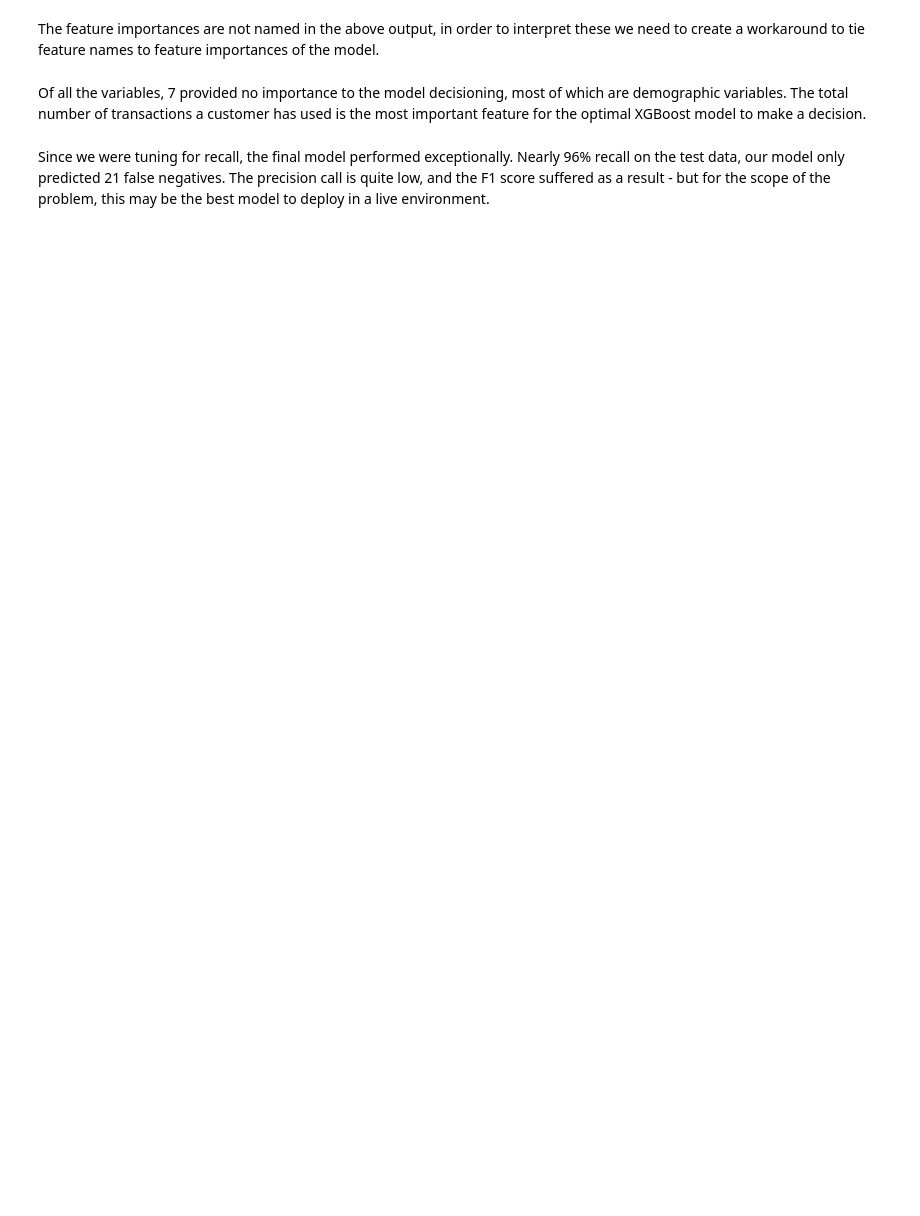
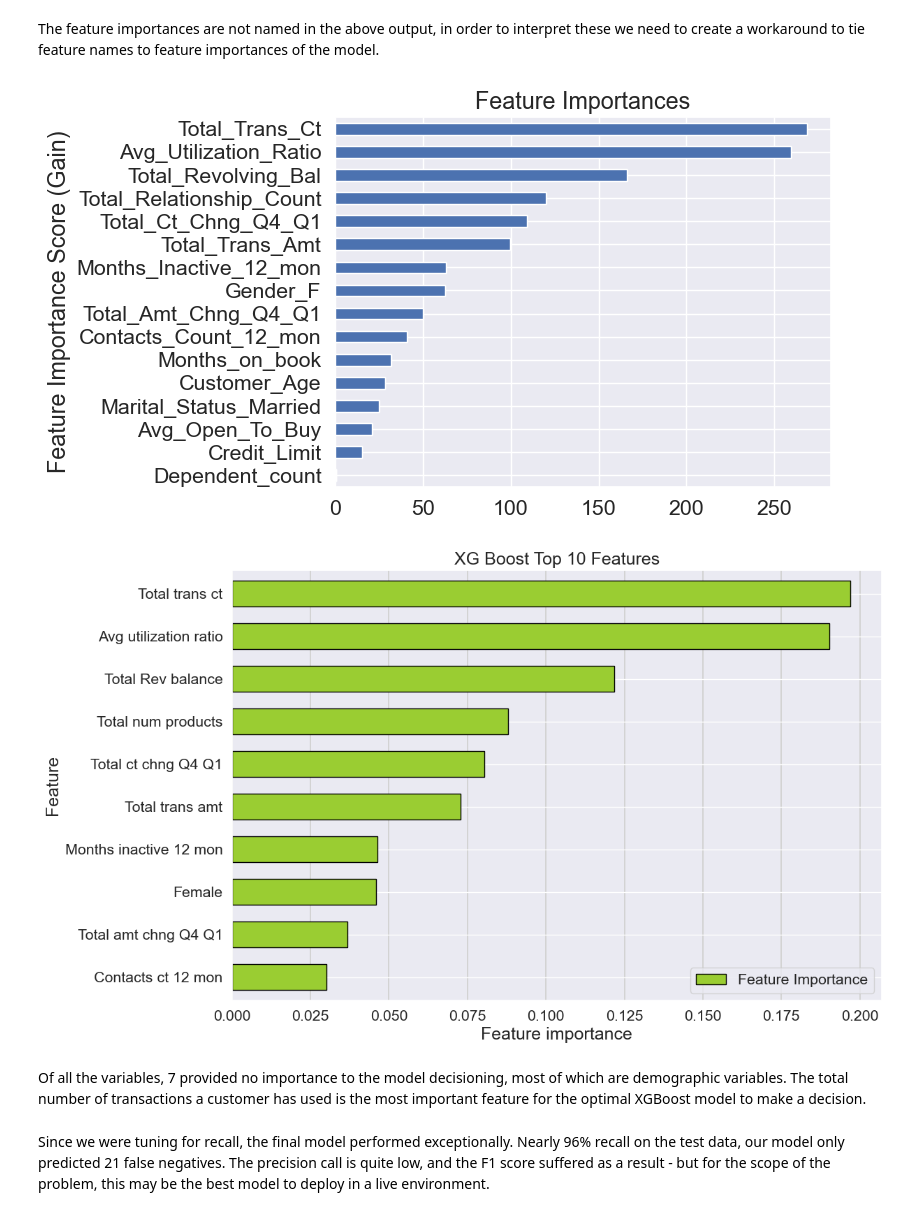
Before and after one commit to PaolaMalagon/Churn-Prediction-G2, a Jupyter notebook: Churn-Prediction-G2.ipynb, the cells around one changed output. Drawn from its saved outputs; the diff is of its cells as text; code cells hidden in the pictures; blank space fills up the shorter version.

```diff
--- a/Churn-Prediction-G2.ipynb
+++ b/Churn-Prediction-G2.ipynb
@@ -1225,8 +1256,10 @@ xgbmodel_scoring(xgb_best_model, X_train, y_train, X_test, y_test)
 The feature importances are not named in the above output, in order to interpret these we need to create a workaround to tie feature names to feature importances of the model.
 # %%
 idx_df = credit_clean_df.drop("Attrition_Flag", axis=1)
-feature_imp = pd.Series(xgb_best_model.feature_importances_, index = idx_df.columns.values).sort_values(ascending=False)
-print(feature_imp)
+features(xgb_best_model.feature_importances_, idx_df.columns.values, "XG Boost")
+# %% [output]
+[figure, added]
+[figure, added]
 # %% [markdown]
 Of all the variables, 7 provided no importance to the model decisioning, most of which are demographic variables. The total number of transactions a customer has used is the most important feature for the optimal XGBoost model to make a decision.
 # %% [markdown]
```
Also changed, not shown: parts of 45 cells of this notebook.
